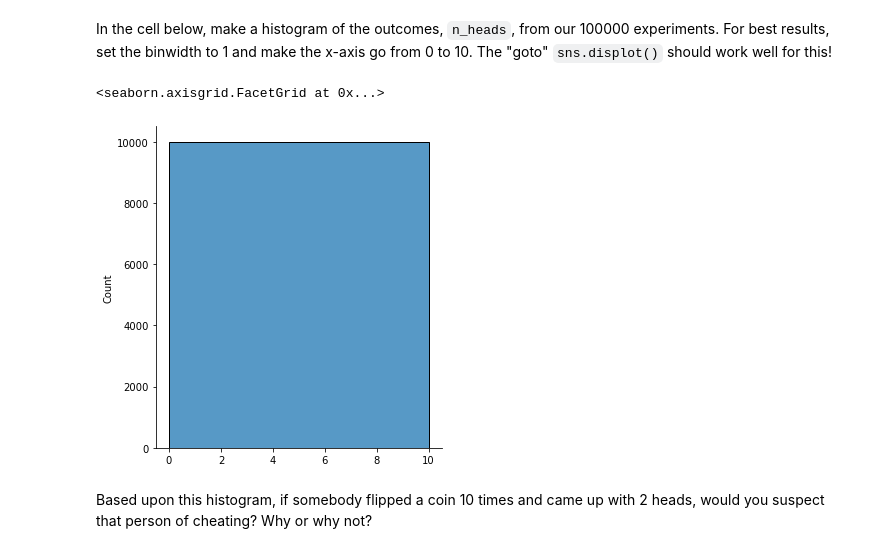
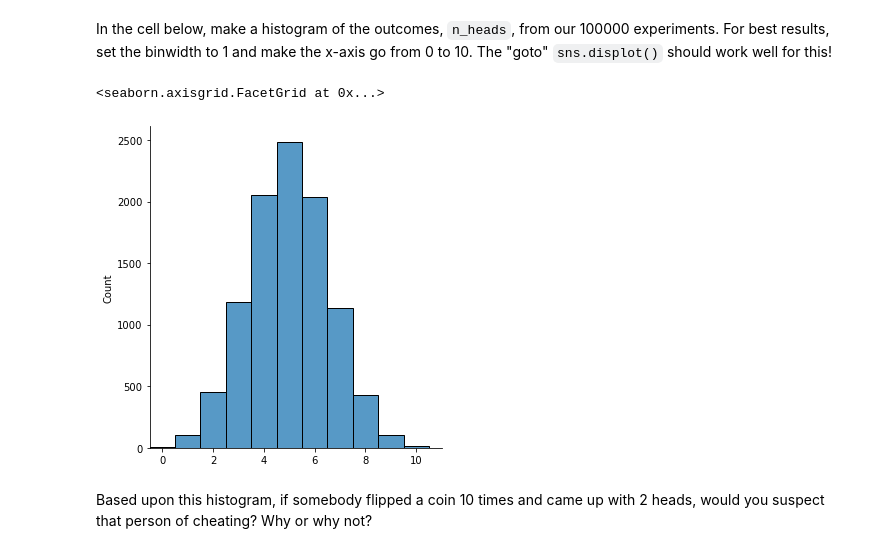
Before and after one commit to scingram1120/FDS-CourseTwo, a Jupyter notebook: t16.ipynb, the cells around one changed output. Saved outputs shown, nothing was run; the diff lists cells and outputs as text; code cells hidden in the pictures.

```diff
--- a/t16.ipynb
+++ b/t16.ipynb
@@ -205,7 +203,7 @@ You might be thinking "time for a `for` loop!" right now. Great! The `for` loop
 In the cell below, take advatage of of this third argument to simulate 100000 experiments, each consisting of 10 flips of a fair coin. Assign the output to the name `n_heads` (i.e. `n_heads = rng.binomial...`).
 # %%
  # reset the genny
-Reset(rng)
+rng = Reset(rng)
 
  # define of trials, probability of a head on each trial
  # and number of experiments to simulate
@@ -222,10 +218,12 @@ array([6, 6, 6, ..., 5, 3, 4])
 # %% [markdown]
 In the cell below, make a histogram of the outcomes, `n_heads`, from our 100000 experiments. For best results, set the binwidth to 1 and make the x-axis go from 0 to 10. The "goto" `sns.displot()` should work well for this!
 # %%
-sns.displot(n_heads, bins =1 )#change x axis
+
+n_heads_plot = sns.displot(n_heads, binwidth = 1, binrange = (-0.5,10.5))
+n_heads_plot.set(xlim = (-0.5,11))
 # %% [output]
 <seaborn.axisgrid.FacetGrid at 0x...>
-[figure, old version]
+[figure, new version]
 # %% [markdown]
 Based upon this histogram, if somebody flipped a coin 10 times and came up with 2 heads, would you suspect that person of cheating? Why or why not?
 # %% [markdown]
```
Also changed, not shown: parts of 12 cells of this notebook.
